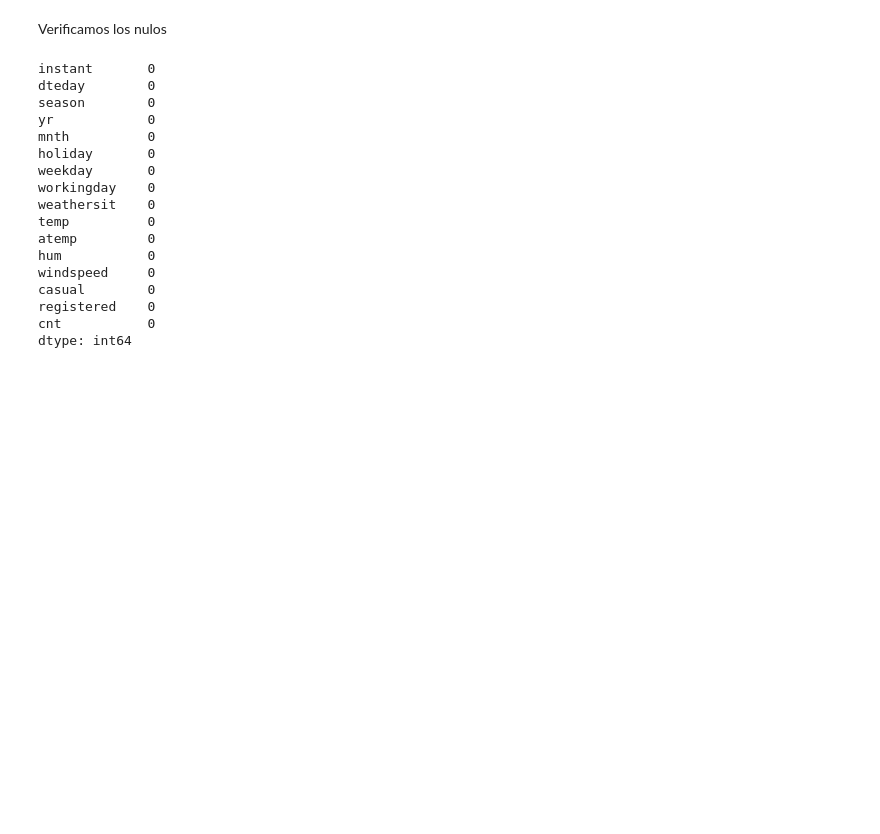
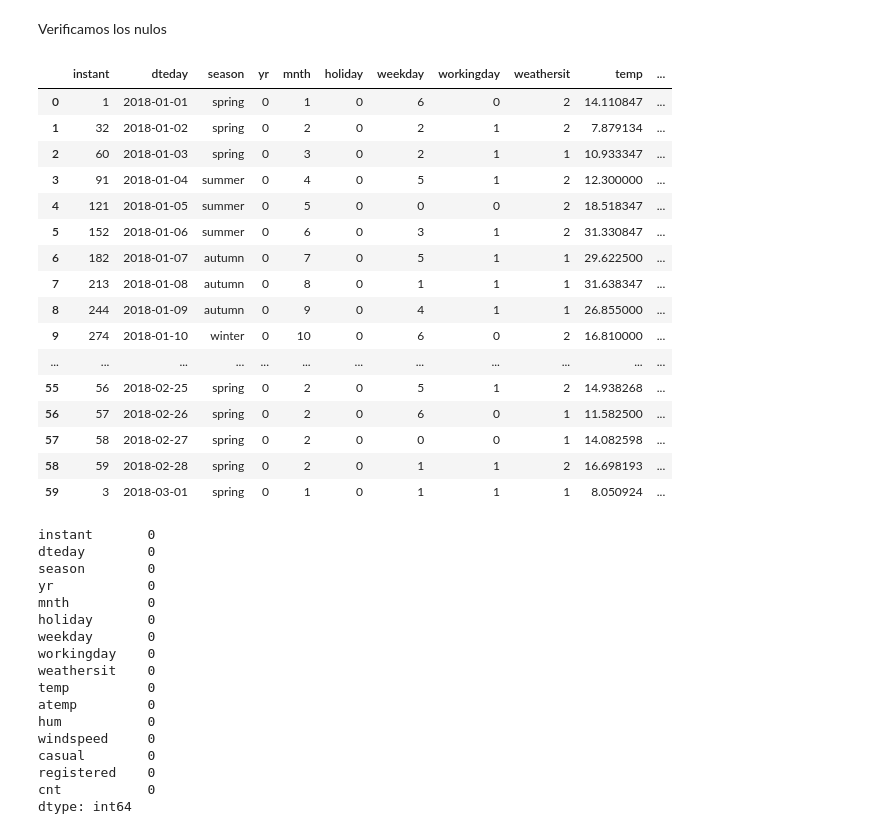
Before and after one commit to Adalab/project-DA-promo-B-modulo-3-team-1, a Jupyter notebook: tratamiento.ipynb, the cells around one changed output. Saved outputs shown, nothing was run; the diff lists cells and outputs as text; code cells hidden in the pictures; blank space fills up the shorter version.

```diff
--- a/tratamiento.ipynb
+++ b/tratamiento.ipynb
@@ -45,3 +63,23 @@ Verificamos los nulos
+# %%
+df.head(60)
+# %% [output]
+|  | instant | dteday | season | yr | mnth | holiday | weekday | workingday | weathersit | temp | ... |
+| 0 | 1 | 2018-01-01 | spring | 0 | 1 | 0 | 6 | 0 | 2 | 14.110847 | ... |
+| 1 | 32 | 2018-01-02 | spring | 0 | 2 | 0 | 2 | 1 | 2 | 7.879134 | ... |
+| 2 | 60 | 2018-01-03 | spring | 0 | 3 | 0 | 2 | 1 | 1 | 10.933347 | ... |
+| 3 | 91 | 2018-01-04 | summer | 0 | 4 | 0 | 5 | 1 | 2 | 12.300000 | ... |
+| 4 | 121 | 2018-01-05 | summer | 0 | 5 | 0 | 0 | 0 | 2 | 18.518347 | ... |
+| 5 | 152 | 2018-01-06 | summer | 0 | 6 | 0 | 3 | 1 | 2 | 31.330847 | ... |
+| 6 | 182 | 2018-01-07 | autumn | 0 | 7 | 0 | 5 | 1 | 1 | 29.622500 | ... |
+| 7 | 213 | 2018-01-08 | autumn | 0 | 8 | 0 | 1 | 1 | 1 | 31.638347 | ... |
+| 8 | 244 | 2018-01-09 | autumn | 0 | 9 | 0 | 4 | 1 | 1 | 26.855000 | ... |
+| 9 | 274 | 2018-01-10 | winter | 0 | 10 | 0 | 6 | 0 | 2 | 16.810000 | ... |
+| ... | ... | ... | ... | ... | ... | ... | ... | ... | ... | ... | ... |
+| 55 | 56 | 2018-02-25 | spring | 0 | 2 | 0 | 5 | 1 | 2 | 14.938268 | ... |
+| 56 | 57 | 2018-02-26 | spring | 0 | 2 | 0 | 6 | 0 | 1 | 11.582500 | ... |
+| 57 | 58 | 2018-02-27 | spring | 0 | 2 | 0 | 0 | 0 | 1 | 14.082598 | ... |
+| 58 | 59 | 2018-02-28 | spring | 0 | 2 | 0 | 1 | 1 | 2 | 16.698193 | ... |
+| 59 | 3 | 2018-03-01 | spring | 0 | 1 | 0 | 1 | 1 | 1 | 8.050924 | ... |
 # %%
 df.isnull().sum()
 # %% [output]
```
Also changed, not shown: parts of 16 cells of this notebook.
